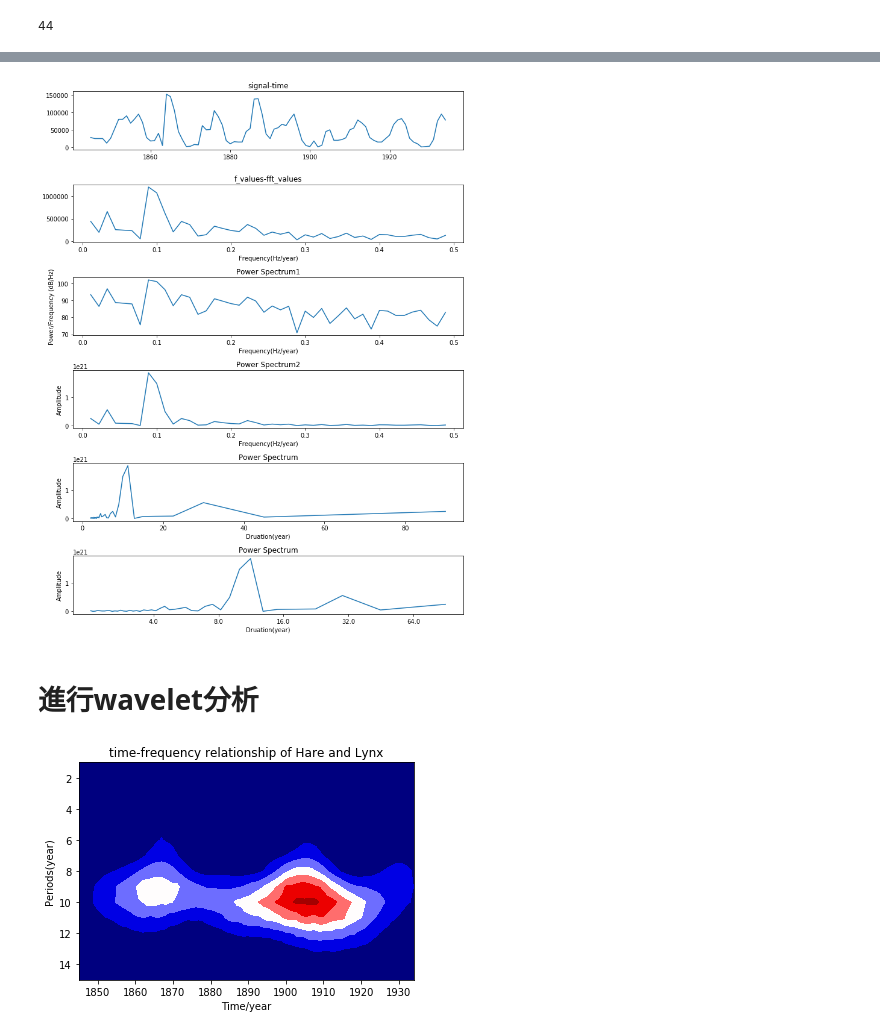
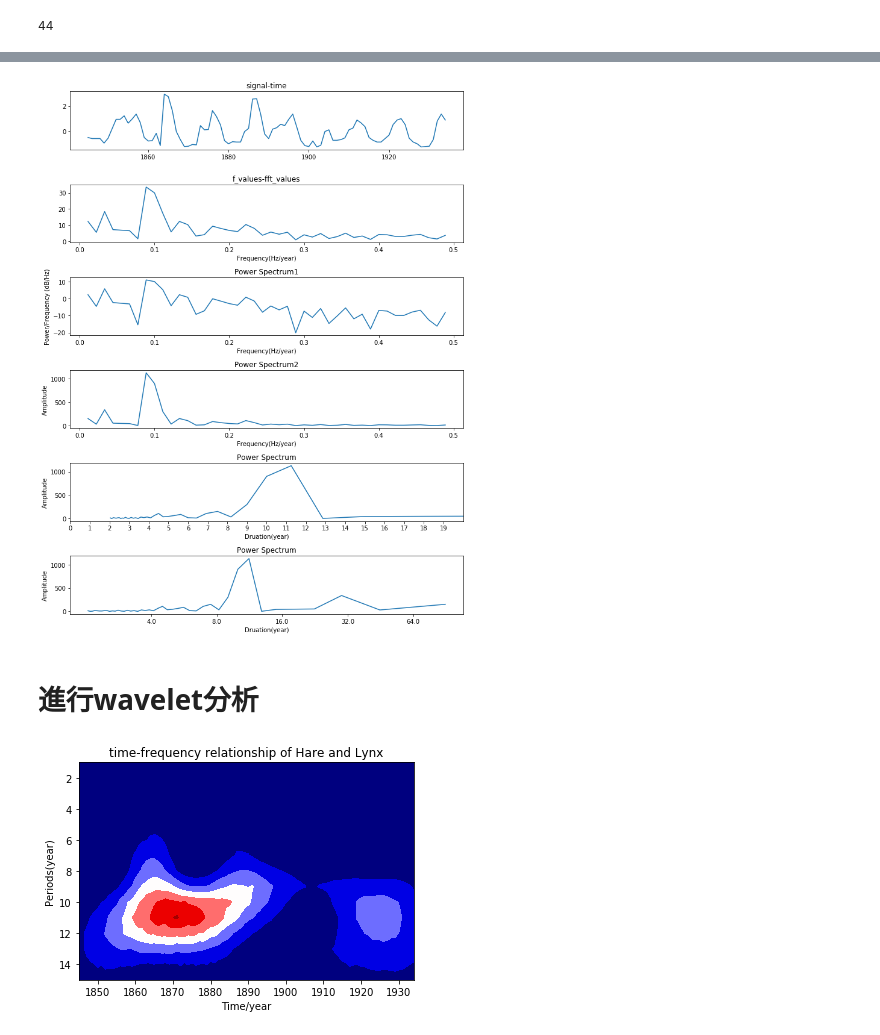
Before and after one commit to ChihHsiangChien/waveletStudy, a Jupyter notebook: 時間序列分析_HareAndLynx.ipynb, the cells around one changed output, grey strips where cells are left out. Cells and saved outputs as stored; diff of their text form; code cells hidden in the pictures.

```diff
--- a/時間序列分析_HareAndLynx.ipynb
+++ b/時間序列分析_HareAndLynx.ipynb
@@ -80,3 +80,15 @@ plt.show()
 len(data)
 # %% [output]
 90
+# %%
+#正規化處理
+#hare_norm = (hare - np.mean(hare) )/np.std(hare)
+#lynx_norm = (lynx - np.mean(lynx) )/np.std(lynx)
+
+hare_norm = (hare - np.min(hare))/(np.max(hare) - np.min(hare))
+
+plt.figure(figsize=(15,3),dpi=100)
+plt.plot(time,hare_norm,time,lynx_norm)
+plt.xticks(np.arange(1840, 1940, 5))
+
+plt.show()
@@ -88,8 +102,8 @@ fs = 1
 num_samples = len(data)
 # %%
 
-sig = hare
-#sig = lynx
+sig = hare_norm
+#sig = lynx_norm
 # %%
 1.0/f_values[1:]
 # %% [output]
@@ -180,35 +188,37 @@ axes[2].set_xlabel('Frequency(Hz/year)')
 axes[2].set_ylabel('Power/Frequency (dB/Hz)')
 
 axes[3].plot(f_values , fft_power2)
 axes[3].set_title('Power Spectrum2')
 axes[3].set_xlabel('Frequency(Hz/year)')
 axes[3].set_ylabel('Amplitude')
 
 axes[4].plot((1.0/f_values) , fft_power2)
 axes[4].set_title('Power Spectrum')
 axes[4].set_xlabel('Druation(year)')
 axes[4].set_ylabel('Amplitude')
-#axes[4].set_xlim(0,20)
+axes[4].set_xlim(0,20)
+axes[4].set_xticks(np.arange(0,20,1))
+
 
 
 period = 1.0/f_values
 
 axes[5].plot(np.log2(period) , fft_power2)
 axes[5].set_title('Power Spectrum')
 axes[5].set_xlabel('Druation(year)')
 axes[5].set_ylabel('Amplitude')
 
 xticks = 2**np.arange(np.ceil(np.log2(period.min())), np.ceil(np.log2(period.max())))
 axes[5].set_xticks(np.log2(xticks))
 axes[5].set_xticklabels(xticks)
 
 
 
 fig.tight_layout()
 
 plt.show()
 # %% [output]
-[figure, old version]
+[figure, new version]
 # %% [markdown]
 # 進行wavelet分析
 # %%
@@ -228,7 +238,7 @@ plt.gca().invert_yaxis()
 
 plt.show()
 # %% [output]
-[figure, old version]
+[figure, new version]
 # %%
 levels = [0.0625, 0.125, 0.25, 0.5, 1, 2, 4, 8]
 contourlevels = np.log2(levels)
```
Also changed, not shown: parts of 3 cells of this notebook.
